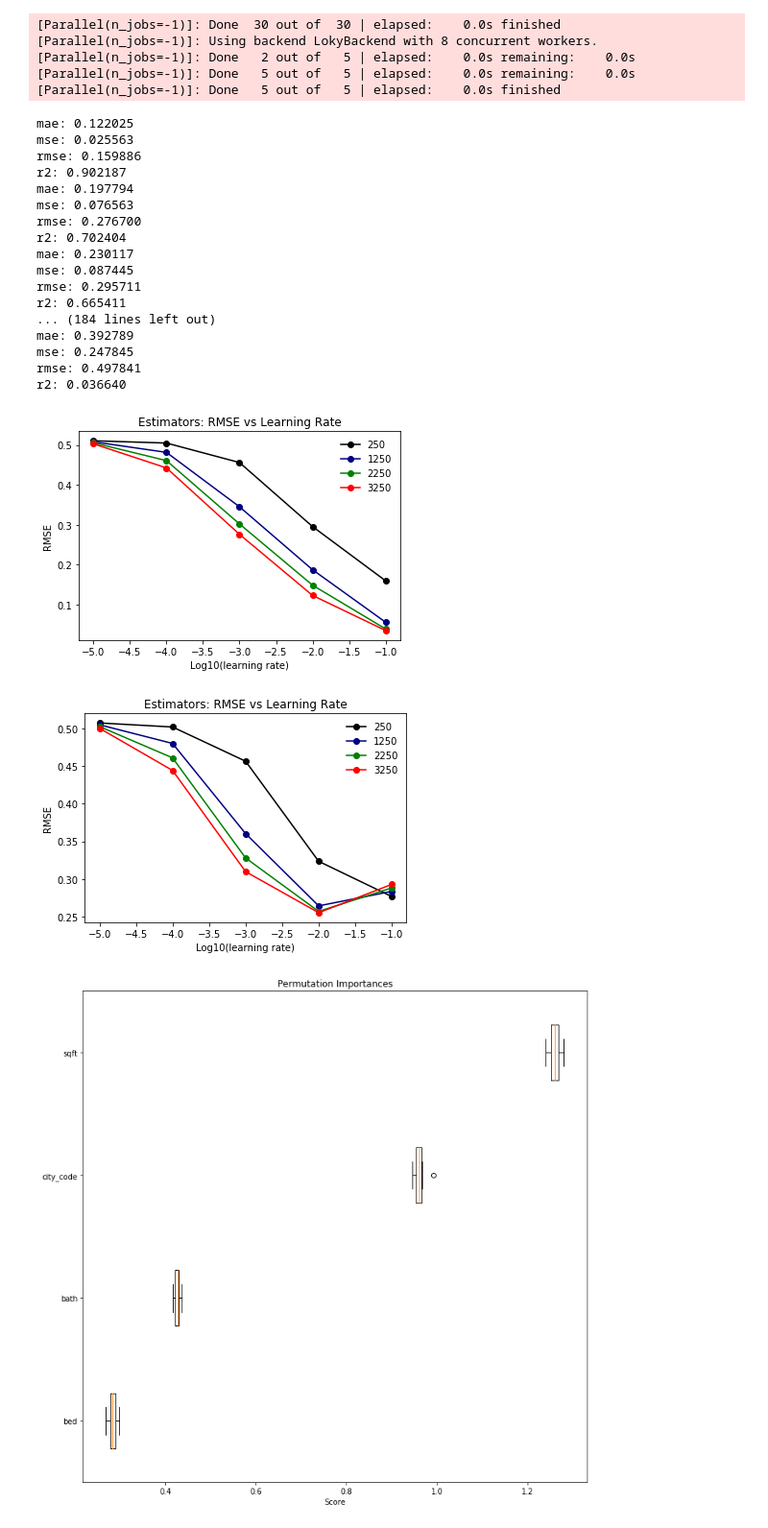
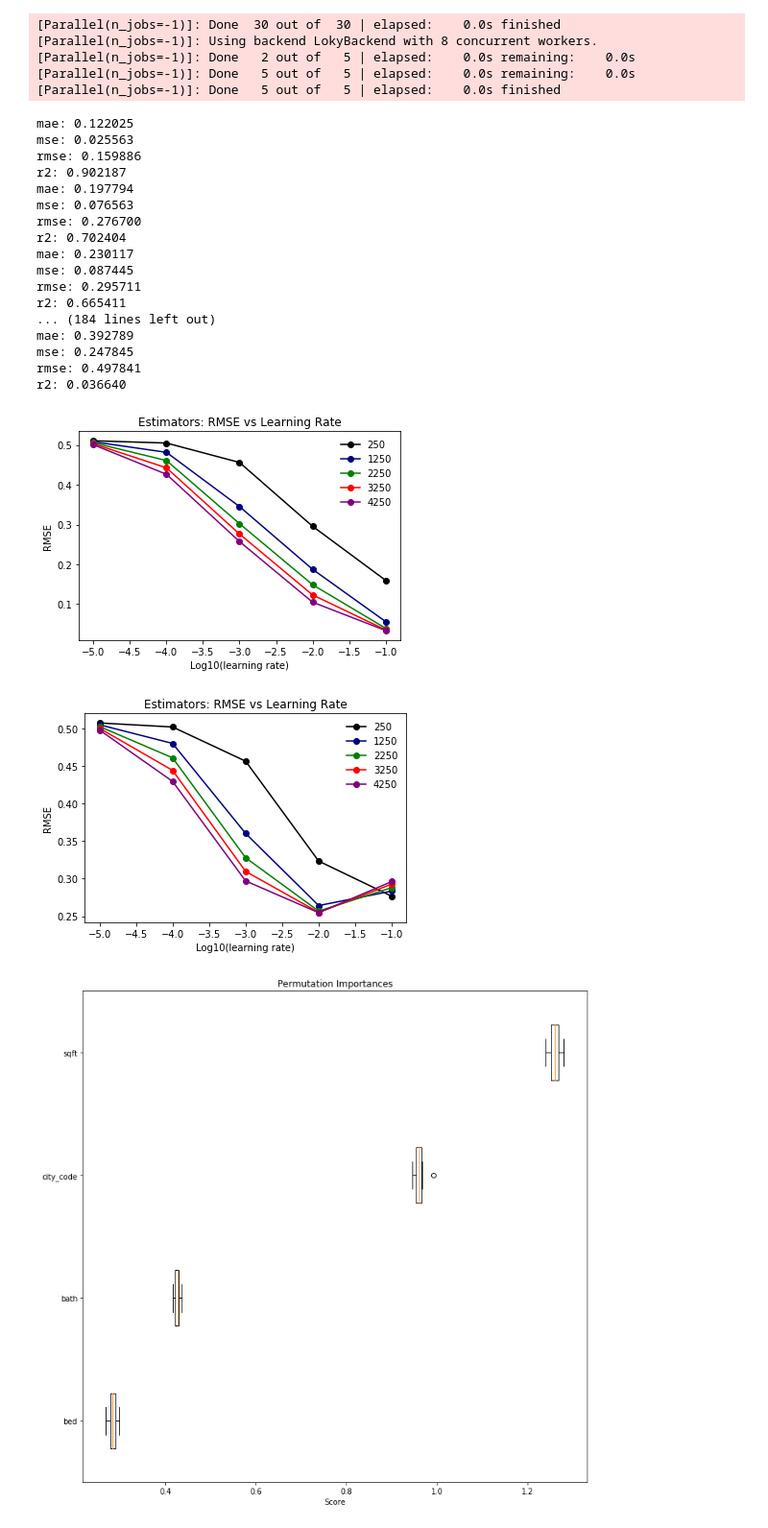
Before and after one commit to wcjohnchen/capstoneProject2, a Jupyter notebook: src/models.ipynb, the cells around one changed output. Shown at 96% size. Drawn from its saved outputs; the diff is of its cells as text; code cells hidden in the pictures.

```diff
--- a/src/models.ipynb
+++ b/src/models.ipynb
@@ -257,6 +257,7 @@ ax.plot(np.log10(learningRate), RMSE[0], color='black', marker='o')
 ax.plot(np.log10(learningRate), RMSE[1], color='navy', marker='o')
 ax.plot(np.log10(learningRate), RMSE[2], color='green', marker='o')
 ax.plot(np.log10(learningRate), RMSE[3], color='red', marker='o')
+ax.plot(np.log10(learningRate), RMSE[4], color='purple', marker='o')
 ax.set_title('Estimators: RMSE vs Learning Rate')
 ax.set_xlabel('Log10(learning rate)')
 ax.set_ylabel('RMSE')
@@ -264,35 +265,36 @@ ax.legend(nestimators, frameon=False)
 plt.show()
 
 fig, ax = plt.subplots(figsize=(6,4)) ### test model
 ax.plot(np.log10(learningRate), RMSEt[0], color='black', marker='o')
 ax.plot(np.log10(learningRate), RMSEt[1], color='navy', marker='o')
 ax.plot(np.log10(learningRate), RMSEt[2], color='green', marker='o')
 ax.plot(np.log10(learningRate), RMSEt[3], color='red', marker='o')
+ax.plot(np.log10(learningRate), RMSEt[4], color='purple', marker='o')
 ax.set_title('Estimators: RMSE vs Learning Rate')
 ax.set_xlabel('Log10(learning rate)')
 ax.set_ylabel('RMSE')
 ax.legend(nestimators, frameon=False)
 plt.show()
 # %% [output]
 mae: 0.122025
 mse: 0.025563
 rmse: 0.159886
 r2: 0.902187
 mae: 0.197794
 mse: 0.076563
 rmse: 0.276700
 r2: 0.702404
 mae: 0.230117
 mse: 0.087445
 rmse: 0.295711
 r2: 0.665411
 ... (184 lines left out)
 mae: 0.392789
 mse: 0.247845
 rmse: 0.497841
 r2: 0.036640
-[figure, old version]
+[figure, new version]
-[figure, old version]
+[figure, new version]
 # %%
 ##### permutation importances
 estimator_rmse = [train_result_rf[2], train_result_dt[2], train_result_gbr[2], train_result_ridge[2], train_result_lasso[2], train_result_linear[2]]
```
